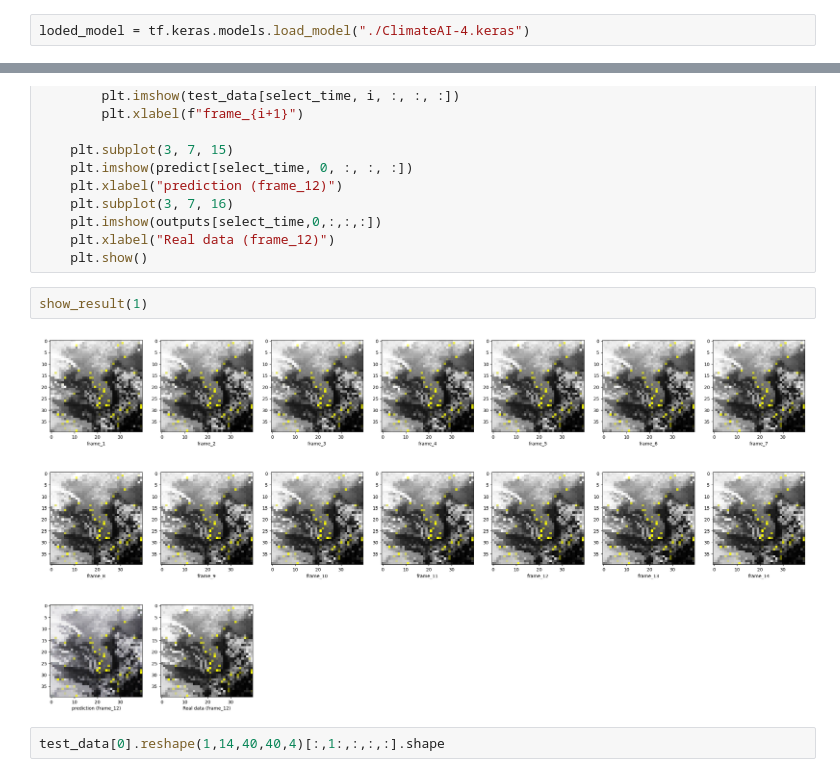
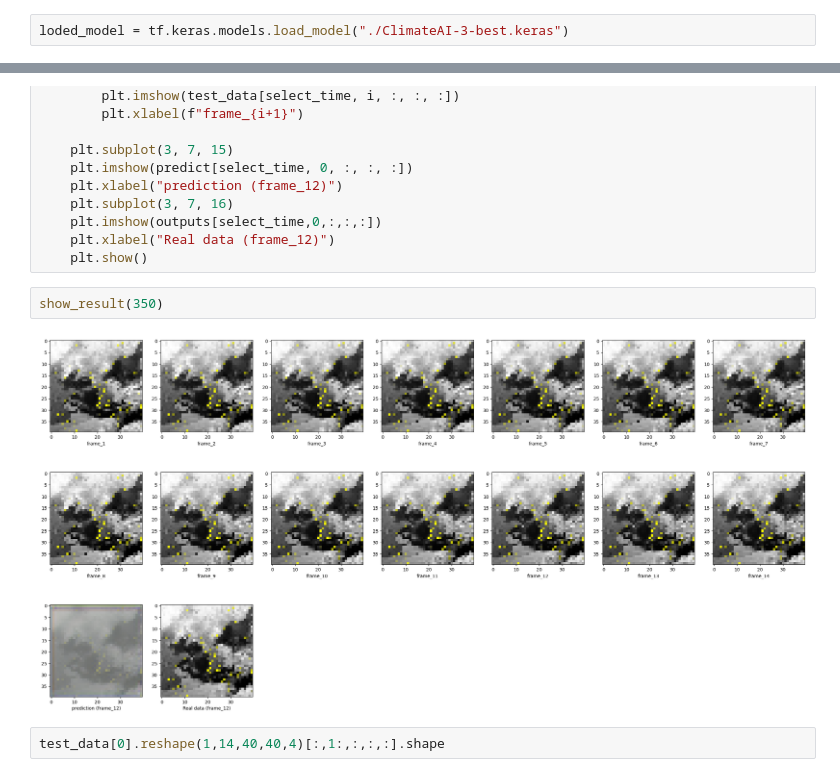
Before and after one commit to LOOPARAM/-Climate-Prediction-AI, a Jupyter notebook: Main/ClimateAI.ipynb, the cells around one changed output, grey strips where cells are left out. Cells and saved outputs as stored; diff of their text form.

```diff
--- a/Main/ClimateAI.ipynb
+++ b/Main/ClimateAI.ipynb
@@ -109,7 +109,7 @@ Epoch 5/5
 # %% [markdown]
 # Predict & Check
 # %%
-loded_model = tf.keras.models.load_model("./ClimateAI-4.keras")
+loded_model = tf.keras.models.load_model("./ClimateAI-3-best.keras")
 # %%
 test_data = inputs[:]
 predict = loded_model.predict(test_data)
@@ -137,9 +137,9 @@ def show_result(select_time):
     plt.xlabel("Real data (frame_12)")
     plt.show()
 # %%
-show_result(1)
+show_result(350)
 # %% [output]
-[figure, old version]
+[figure, new version]
 # %%
 test_data[0].reshape(1,14,40,40,4)[:,1:,:,:,:].shape
 # %% [output]
```
